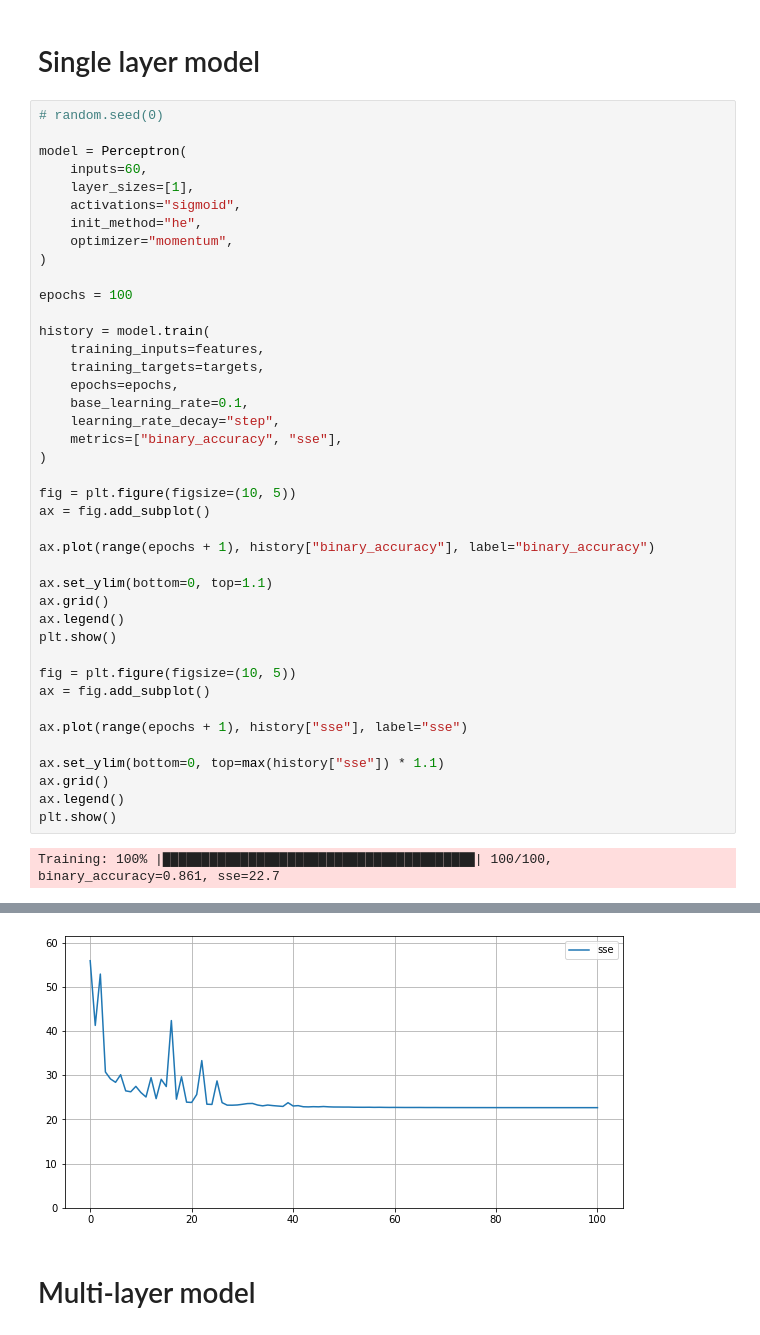
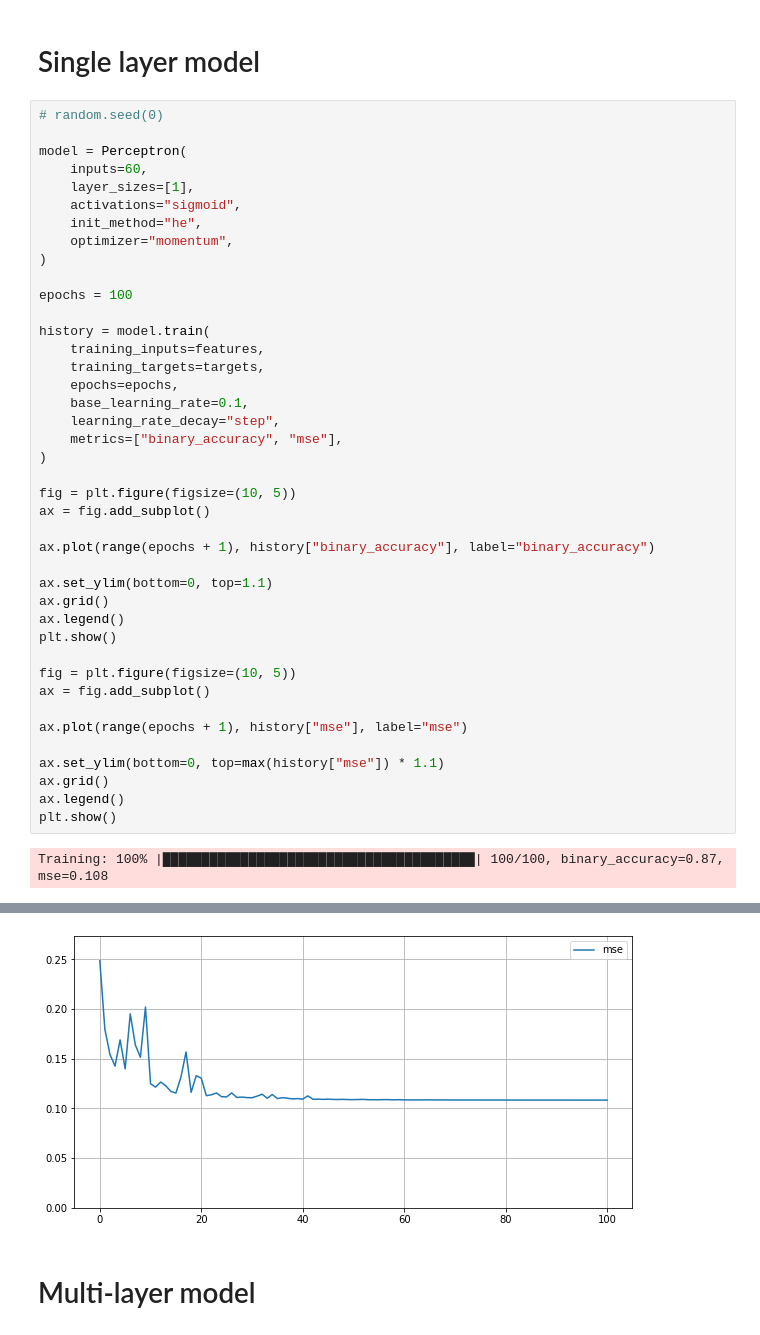
Before and after one commit to FilipHanzel/perceptron, a Jupyter notebook: examples/sonar/sonar.ipynb, the cells around one changed output, grey strips where cells are left out. Drawn from its saved outputs; the diff is of its cells as text.

Commit message:
metrics rework, tests and examples with csvs moved into separate folders

```diff
--- a/examples/sonar.ipynb
+++ b/examples/sonar/sonar.ipynb
@@ -51,7 +51,7 @@ history = model.train(
     epochs=epochs,
     base_learning_rate=0.1,
     learning_rate_decay="step",
-    metrics=["binary_accuracy", "sse"],
+    metrics=["binary_accuracy", "mse"],
 )
 
 fig = plt.figure(figsize=(10, 5))
@@ -67,11 +67,11 @@ plt.show()
 fig = plt.figure(figsize=(10, 5))
 ax = fig.add_subplot()
 
-ax.plot(range(epochs + 1), history["sse"], label="sse")
+ax.plot(range(epochs + 1), history["mse"], label="mse")
 
-ax.set_ylim(bottom=0, top=max(history["sse"]) * 1.1)
+ax.set_ylim(bottom=0, top=max(history["mse"]) * 1.1)
 ax.grid()
 ax.legend()
 plt.show()
 # %% [output]
-Training: 100% |████████████████████████████████████████| 100/100, binary_accuracy=0.861, sse=22.7
+Training: 100% |████████████████████████████████████████| 100/100, binary_accuracy=0.87, mse=0.108
@@ -79,4 +79,4 @@ Training: 100% |█████████████████████
-[figure, old version]
+[figure, new version]
 # %% [markdown]
 # Multi-layer model
 # %%
```
Also changed, not shown: parts of 5 cells of this notebook, 11 other files.
